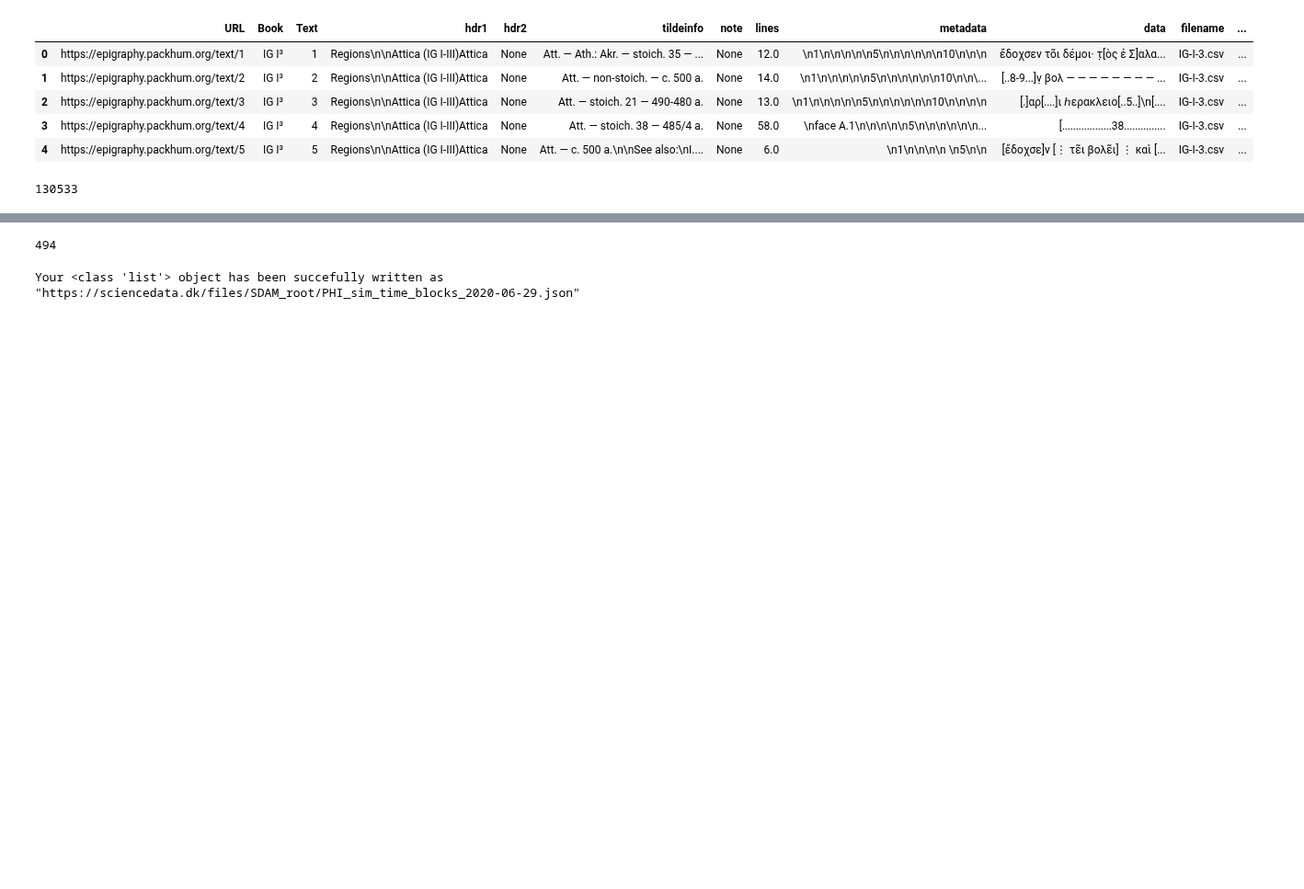
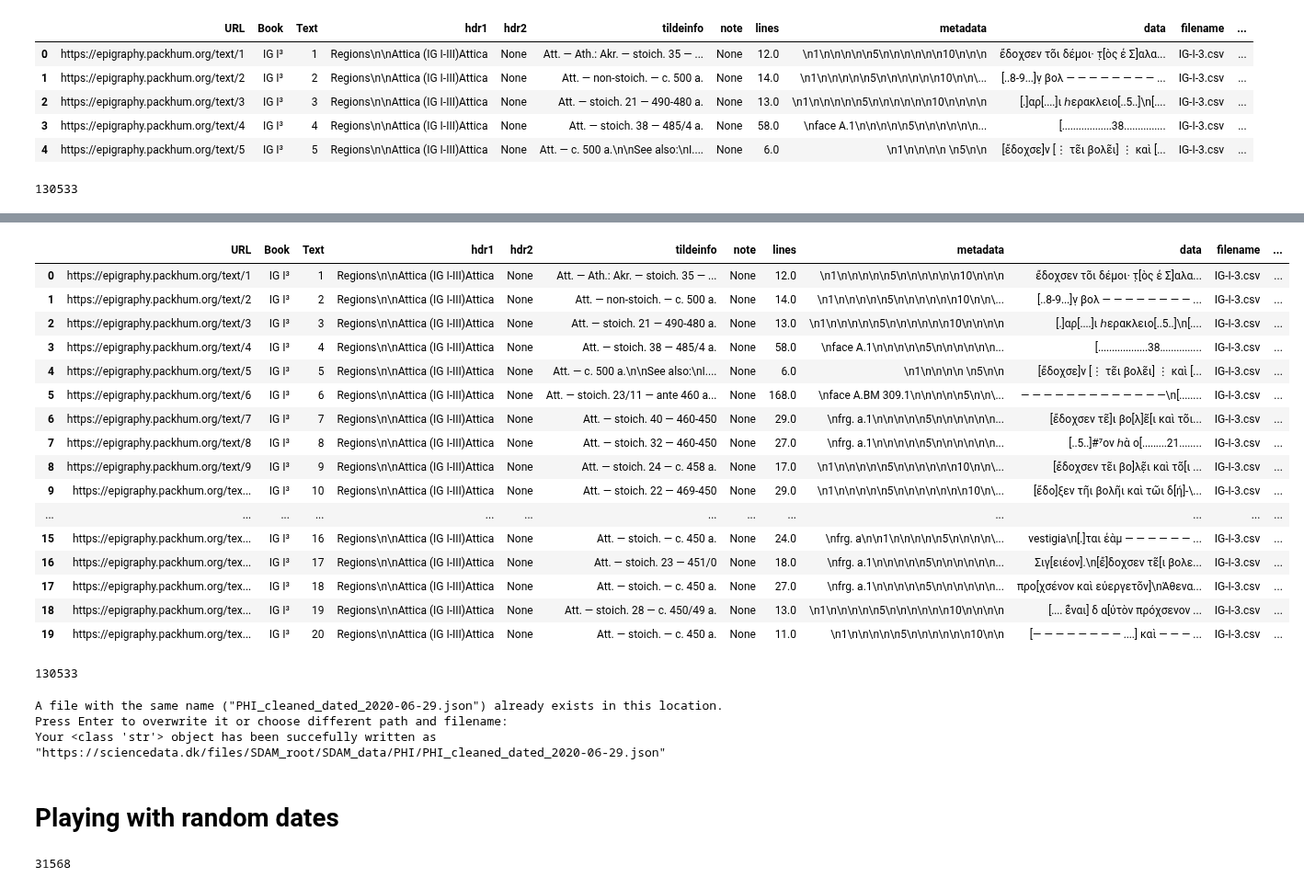
Before and after one commit to sdam-au/GI_ETL, a Jupyter notebook: scripts/1_4_MODELLING_DATES.ipynb, the cells around one changed output, grey strips where cells are left out. Shown at 92% size. Cells and saved outputs as stored; diff of their text form; code cells hidden in the pictures; blank space fills up the shorter version.

```diff
--- a/scripts/1_4_MODELLING_DATES.ipynb
+++ b/scripts/1_4_MODELLING_DATES.ipynb
@@ -69,3 +69,4 @@ len(PHI_dated)
 # %%
-%%time
-PHI_dated["randoms"] = PHI_dated.apply(lambda row: model_date(row["not_before"], row["not_after"], size=1000), axis=1)
+# generate a list of 1000 random dates for each inscription in the dataset
+# takes approx. 90 seconds in Google colab
+PHI["random_dates"] = PHI.apply(lambda row: model_date(row["not_before"], row["not_after"], size=1000), axis=1)
@@ -134,8 +73,33 @@ Wall time: 43.2 s
-# %%
-len([sim for sim in sim_dicts if sim["(100, 150)"] < sim["(150, 200)"]])
-# %% [output]
-494
+# %%
+PHI.head(20)
+# %% [output]
+|  | URL | Book | Text | hdr1 | hdr2 | tildeinfo | note | lines | metadata | data | filename | ... |
+| 0 | https://epigraphy.packhum.org/text/1 | IG I³ | 1 | Regions\n\nAttica (IG I-III)Attica | None | Att. — Ath.: Akr. — stoich. 35 — ... | None | 12.0 | \n1\n\n\n\n\n5\n\n\n\n\n\n10\n\n\n | ἔδοχσεν το͂ι δέμοι· τ̣[ὸς ἐ Σ]αλα... | IG-I-3.csv | ... |
+| 1 | https://epigraphy.packhum.org/text/2 | IG I³ | 2 | Regions\n\nAttica (IG I-III)Attica | None | Att. — non-stoich. — c. 500 a. | None | 14.0 | \n1\n\n\n\n\n5\n\n\n\n\n\n10\n\n\... | [․․8-9․․․]ν̣ βολ — — — — — — — — ... | IG-I-3.csv | ... |
+| 2 | https://epigraphy.packhum.org/text/3 | IG I³ | 3 | Regions\n\nAttica (IG I-III)Attica | None | Att. — stoich. 21 — 490-480 a. | None | 13.0 | \n1\n\n\n\n\n5\n\n\n\n\n\n10\n\n\n\n | [․]αρ[․․․․]ι ℎερακλειο[․․5․․]\n[․... | IG-I-3.csv | ... |
+| 3 | https://epigraphy.packhum.org/text/4 | IG I³ | 4 | Regions\n\nAttica (IG I-III)Attica | None | Att. — stoich. 38 — 485/4 a. | None | 58.0 | \nface A.1\n\n\n\n\n5\n\n\n\n\n\n... | [․․․․․․․․․․․․․․․․․․38․․․․․․․․․․․․... | IG-I-3.csv | ... |
+| 4 | https://epigraphy.packhum.org/text/5 | IG I³ | 5 | Regions\n\nAttica (IG I-III)Attica | None | Att. — c. 500 a.\n\nSee also:\nI.... | None | 6.0 | \n1\n\n\n\n \n5\n\n | [ἔδοχσε]ν [⋮ τε͂ι βολε͂ι] ⋮ καὶ [... | IG-I-3.csv | ... |
+| 5 | https://epigraphy.packhum.org/text/6 | IG I³ | 6 | Regions\n\nAttica (IG I-III)Attica | None | Att. — stoich. 23/11 — ante 460 a... | None | 168.0 | \nface A.BM 309.1\n\n\n\n\n5\n\n\... | — — — — — — — — — — — — —\n[․․․․․... | IG-I-3.csv | ... |
+| 6 | https://epigraphy.packhum.org/text/7 | IG I³ | 7 | Regions\n\nAttica (IG I-III)Attica | None | Att. — stoich. 40 — 460-450 | None | 29.0 | \nfrg. a.1\n\n\n\n\n5\n\n\n\n\n\n... | [ἔδοχσεν τε͂]ι βο[λ]ε͂[ι καὶ το͂ι... | IG-I-3.csv | ... |
+| 7 | https://epigraphy.packhum.org/text/8 | IG I³ | 8 | Regions\n\nAttica (IG I-III)Attica | None | Att. — stoich. 32 — 460-450 | None | 27.0 | \nfrg. a.1\n\n\n\n\n5\n\n\n\n\n\n... | [․․5․․]#⁷ον ℎὰ ο[․․․․․․․․․21․․․․․... | IG-I-3.csv | ... |
+| 8 | https://epigraphy.packhum.org/text/9 | IG I³ | 9 | Regions\n\nAttica (IG I-III)Attica | None | Att. — stoich. 24 — c. 458 a. | None | 17.0 | \n1\n\n\n\n\n5\n\n\n\n\n\n10\n\n\... | [ἔδοχσεν τε͂ι βο]λε̣͂ι καὶ το͂[ι ... | IG-I-3.csv | ... |
+| 9 | https://epigraphy.packhum.org/tex... | IG I³ | 10 | Regions\n\nAttica (IG I-III)Attica | None | Att. — stoich. 22 — 469-450 | None | 29.0 | \n1\n\n\n\n\n5\n\n\n\n\n\n\n10\n\... | [ἔδο]ξεν τῆι βολῆι καὶ τῶι δ[ή]-\... | IG-I-3.csv | ... |
+| ... | ... | ... | ... | ... | ... | ... | ... | ... | ... | ... | ... | ... |
+| 15 | https://epigraphy.packhum.org/tex... | IG I³ | 16 | Regions\n\nAttica (IG I-III)Attica | None | Att. — stoich. — c. 450 a. | None | 24.0 | \nfrg. a\n\n1\n\n\n\n\n5\n\n\n\n\... | vestigia\n[․]ται ἐὰμ — — — — — — ... | IG-I-3.csv | ... |
+| 16 | https://epigraphy.packhum.org/tex... | IG I³ | 17 | Regions\n\nAttica (IG I-III)Attica | None | Att. — stoich. 23 — 451/0 | None | 18.0 | \nfrg. a.1\n\n\n\n\n5\n\n\n\n\n\n... | Σιγ[ειέον].\n[ἔ]δοχσεν τε͂[ι βολε... | IG-I-3.csv | ... |
+| 17 | https://epigraphy.packhum.org/tex... | IG I³ | 18 | Regions\n\nAttica (IG I-III)Attica | None | Att. — stoich. — c. 450 a. | None | 27.0 | \nfrg. a.1\n\n\n\n\n5\n\n\n\n\n\n... | προ[χσένον καὶ εὐεργετο͂ν]\nἈθενα... | IG-I-3.csv | ... |
+| 18 | https://epigraphy.packhum.org/tex... | IG I³ | 19 | Regions\n\nAttica (IG I-III)Attica | None | Att. — stoich. 28 — c. 450/49 a. | None | 13.0 | \n1\n\n\n\n\n5\n\n\n\n\n\n10\n\n\n\n | [․․․․ ἐ͂ναι] δ α[ὐτὸν πρόχσενον ... | IG-I-3.csv | ... |
+| 19 | https://epigraphy.packhum.org/tex... | IG I³ | 20 | Regions\n\nAttica (IG I-III)Attica | None | Att. — stoich. — c. 450 a. | None | 11.0 | \n1\n\n\n\n\n5\n\n\n\n\n\n10\n\n | [— — — — — — — — ․․․․] καὶ — — — ... | IG-I-3.csv | ... |
+# %%
+# how many are dated / generated random numbers
+len(PHI[PHI["random_dates"].notna()])
+# %% [output]
+130533
 # %%
-sddk.write_file("PHI_sim_time_blocks_2020-06-29.json", sim_dicts, conf)
+sddk.write_file("SDAM_data/PHI/PHI_cleaned_dated_2020-06-29.json", "df", conf)
 # %% [output]
-Your <class 'list'> object has been succefully written as "https://sciencedata.dk/files/SDAM_root/PHI_sim_time_blocks_2020-06-29.json"
+A file with the same name ("PHI_cleaned_dated_2020-06-29.json") already exists in this location.
+Press Enter to overwrite it or choose different path and filename:
+Your <class 'str'> object has been succefully written as "https://sciencedata.dk/files/SDAM_root/SDAM_data/PHI/PHI_cleaned_dated_2020-06-29.json"
+# %% [markdown]
+# Playing with random dates
@@ -141,0 +132,6 @@ Your <class 'list'> object has been succefully written as "https://sciencedata.d
+# %%
+# creating a subdataframe
+PHI_attica = PHI[PHI["tildeinfo"].str.contains("Att.", na=False)]
+len(PHI_attica)
+# %% [output]
+31568
```
Also changed, not shown: parts of 20 cells of this notebook.
